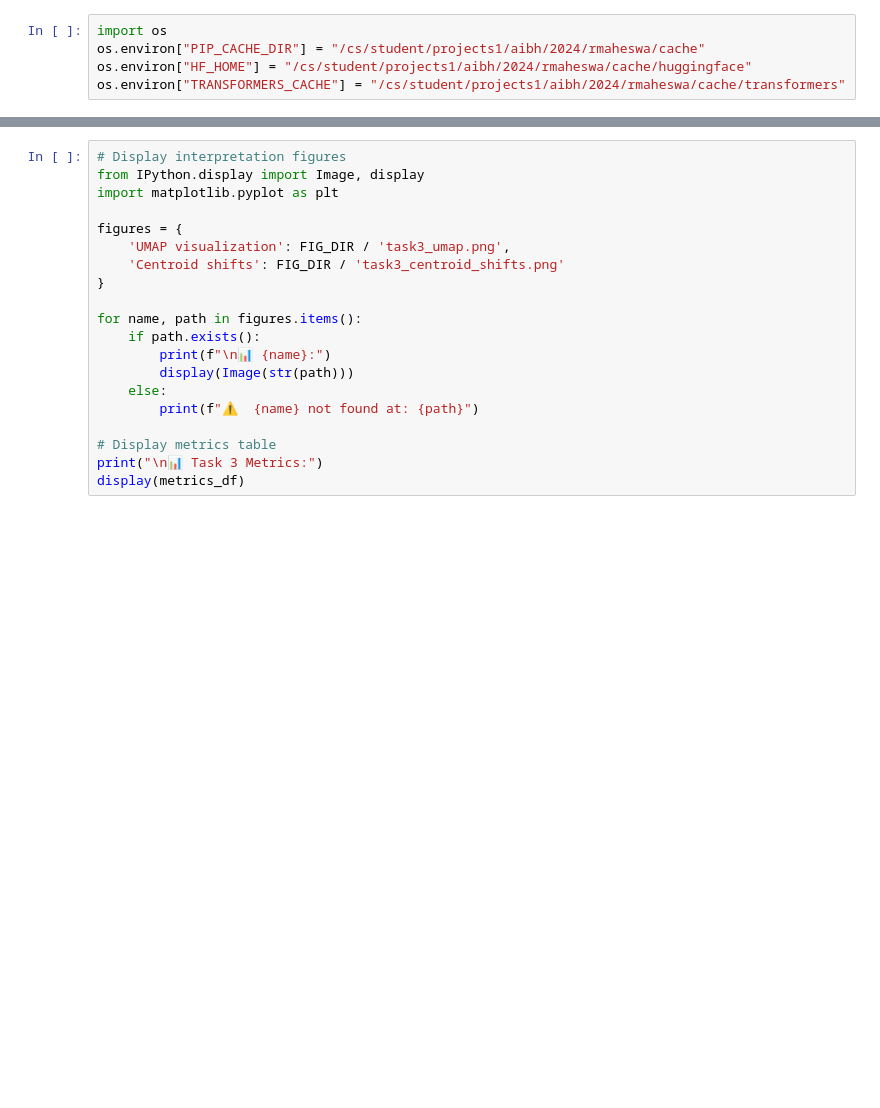
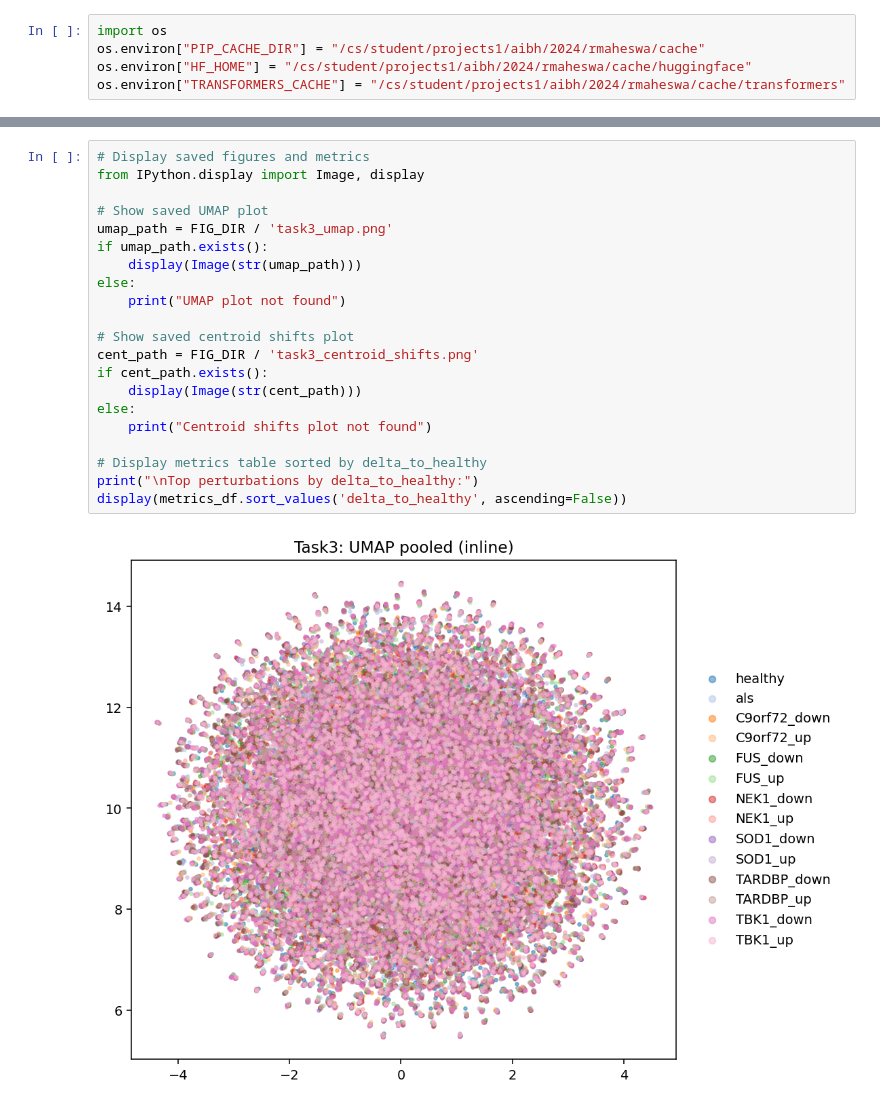
Before and after one commit to ratneshwaran/Helical-Project, a Jupyter notebook: notebooks/03_interpret_embedding.ipynb, the cells around one changed output, grey strips where cells are left out. Drawn from its saved outputs; the diff is of its cells as text; blank space fills up the shorter version.

```diff
--- a/notebooks/03_interpret_embedding.ipynb
+++ b/notebooks/03_interpret_embedding.ipynb
@@ -85,20 +158,23 @@ print("✓ Visualization figures saved to:", FIG_DIR)
 # %%
-# Display interpretation figures
+# Display saved figures and metrics
 from IPython.display import Image, display
-import matplotlib.pyplot as plt
 
-figures = {
-    'UMAP visualization': FIG_DIR / 'task3_umap.png',
-    'Centroid shifts': FIG_DIR / 'task3_centroid_shifts.png'
-}
+# Show saved UMAP plot
+umap_path = FIG_DIR / 'task3_umap.png'
+if umap_path.exists():
+    display(Image(str(umap_path)))
+else:
+    print("UMAP plot not found")
 
-for name, path in figures.items():
-    if path.exists():
-        print(f"\n📊 {name}:")
-        display(Image(str(path)))
-    else:
-        print(f"⚠️  {name} not found at: {path}")
+# Show saved centroid shifts plot
+cent_path = FIG_DIR / 'task3_centroid_shifts.png'
+if cent_path.exists():
+    display(Image(str(cent_path)))
+else:
+    print("Centroid shifts plot not found")
 
-# Display metrics table
-print("\n📊 Task 3 Metrics:")
-display(metrics_df)
+# Display metrics table sorted by delta_to_healthy
+print("\nTop perturbations by delta_to_healthy:")
+display(metrics_df.sort_values('delta_to_healthy', ascending=False))
+# %% [output]
+[figure, added]
```
Also changed, not shown: parts of 5 cells of this notebook, 7 other files.
